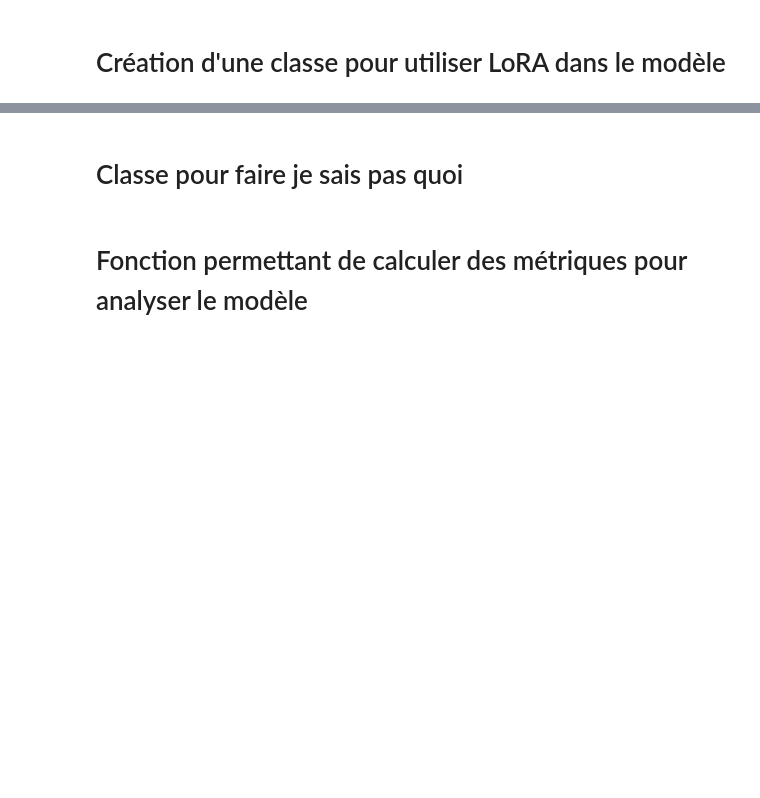
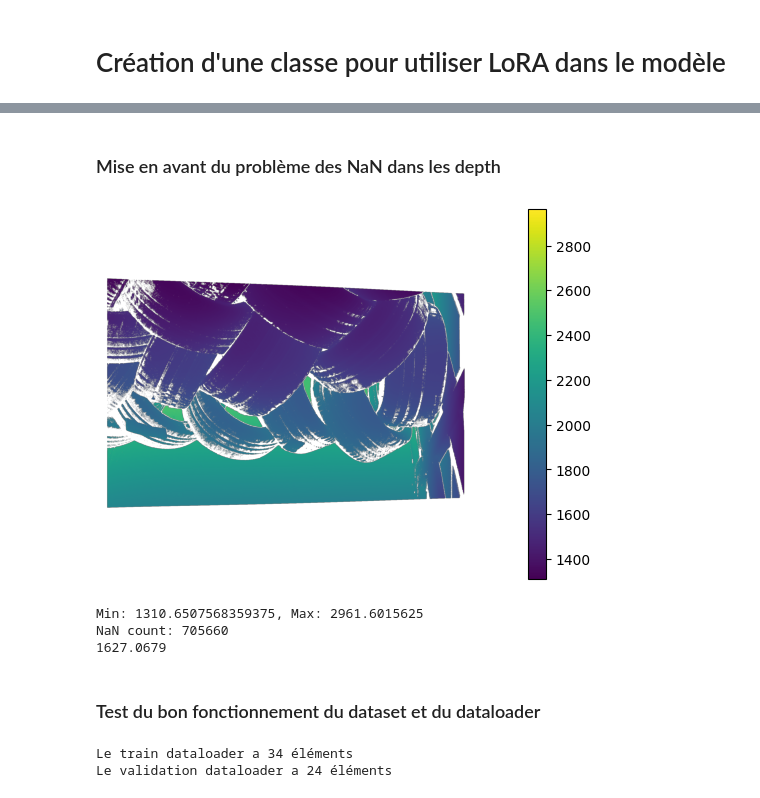
Before and after one commit to Arthurmgnr/LoRA-Fine-Tuning, a Jupyter notebook: loRA_depth_anything.ipynb, the cells around one changed output, grey strips where cells are left out. Saved outputs shown, nothing was run; the diff lists cells and outputs as text; code cells hidden in the pictures; blank space fills up the shorter version.

```diff
--- a/loRA_depth_anything.ipynb
+++ b/loRA_depth_anything.ipynb
@@ -78,0 +142,19 @@ for name, module in model.named_modules():
+# %% [markdown]
+### Mise en avant du problème des NaN dans les depth
+# %%
+#test chargement des depths numpy
+depth = np.load("C:/Users/yoyoc/Desktop/DATASET_DEVOIR/DATASET_DEVOIR/depth/21-12-03-18-50-31_Zivid_acquisition_rawDepth.npy")
+depth = depth[:,:,2]
+
+plt.imshow(depth)
+plt.axis('off')
+plt.colorbar()
+plt.show()
+print(f"Min: {np.nanmin(depth)}, Max: {np.nanmax(depth)}")
+print(f"NaN count: {np.isnan(depth).sum()}")
+print(depth[600,600])
+# %% [output]
+[figure, added]
+Min: 1310.6507568359375, Max: 2961.6015625
+NaN count: 705660
+1627.0679
@@ -100,2 +210,0 @@ class DepthDataset(Dataset):
-# %% [markdown]
-# Classe pour faire je sais pas quoi
@@ -108,2 +210,0 @@ class DepthDataCollator(DefaultDataCollator):
-# %% [markdown]
-# Fonction permettant de calculer des métriques pour analyser le modèle
@@ -122,0 +235,8 @@ def compute_classification_metrics(p):
+# %% [markdown]
+### Test du bon fonctionnement du dataset et du dataloader
+# %%
+print(f"Le train dataloader a {len(train_loader.dataset.image_files)} éléments")
+print(f"Le validation dataloader a {len(val_loader.dataset.image_files)} éléments")
+# %% [output]
+Le train dataloader a 34 éléments
+Le validation dataloader a 24 éléments
```
Also changed, not shown: parts of 34 cells of this notebook, 9 other files.
